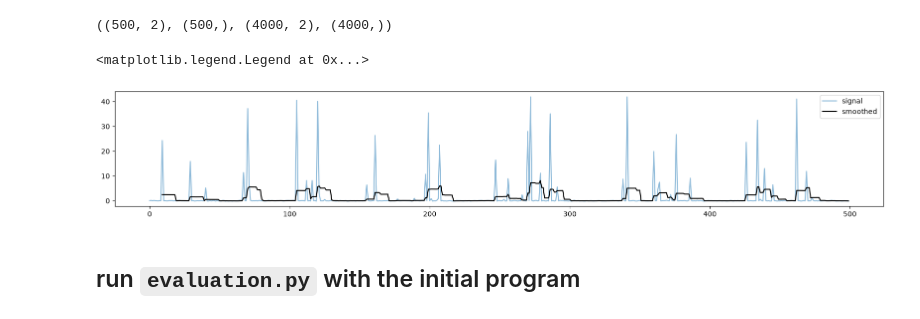
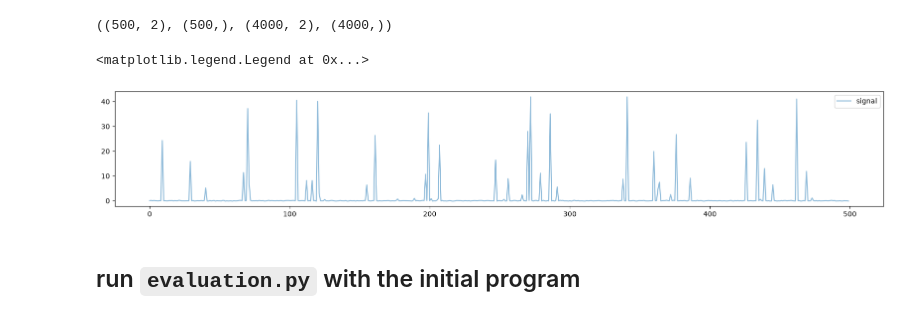
Before and after one commit to rramosp/openevolve-lab, a Jupyter notebook: inspect_symbolic_regresion.ipynb, the cells around one changed output. Drawn from its saved outputs; the diff is of its cells as text; code cells hidden in the pictures.

```diff
--- a/inspect_symbolic_regresion.ipynb
+++ b/inspect_symbolic_regresion.ipynb
@@ -28,11 +29,10 @@ X_test.shape, y_test.shape, X_train.shape, y_train.shape
 # %%
 plt.figure(figsize=(20,3))
 plt.plot(y_test, alpha=.5, label='signal')
-plt.plot(pd.Series(y_test).rolling(10).mean().values, label='smoothed', color='black')
 plt.legend()
 # %% [output]
 <matplotlib.legend.Legend at 0x...>
-[figure, old version]
+[figure, new version]
 # %% [markdown]
 ## run `evaluation.py` with the initial program
 # %%
```
Also changed, not shown: parts of 5 cells of this notebook.
